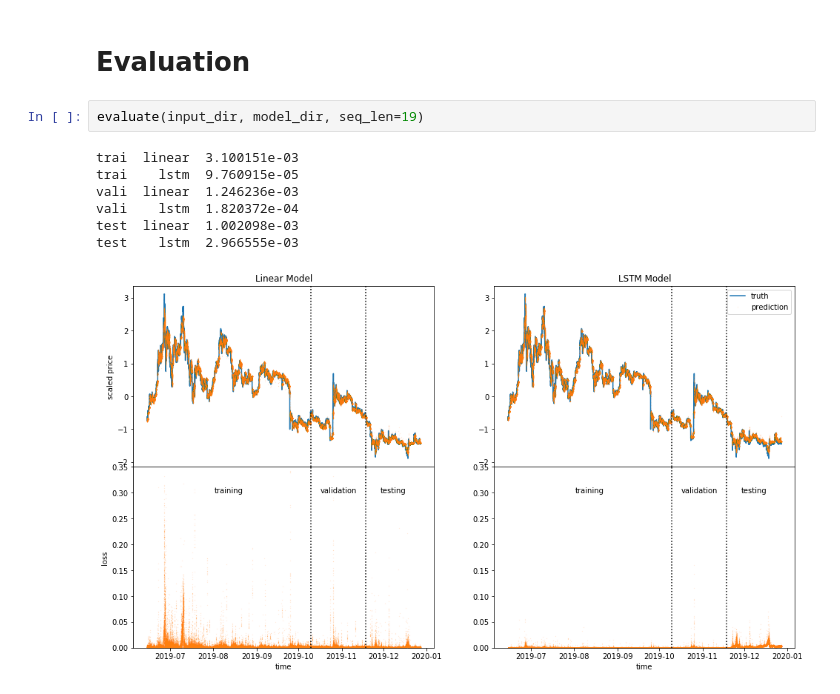
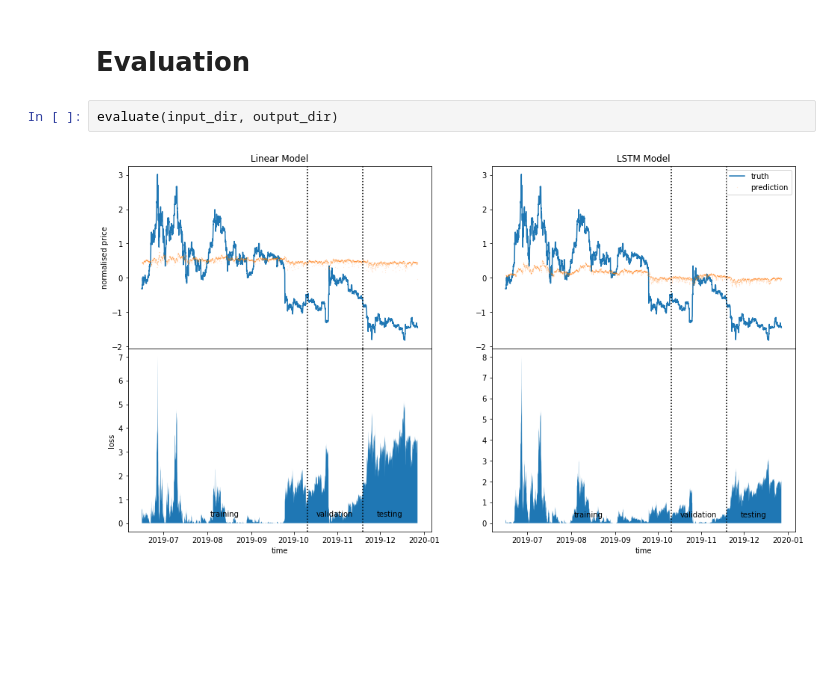
Before and after one commit to dancju/udacity-nd009t, a Jupyter notebook: capstone/notebook.ipynb, the cells around one changed output. Saved outputs shown, nothing was run; the diff lists cells and outputs as text; blank space fills up the shorter version.

```diff
--- a/capstone/notebook.ipynb
+++ b/capstone/notebook.ipynb
@@ -134,12 +137,6 @@ lstm.pth
 # %% [markdown]
 # Evaluation
 # %%
-evaluate(input_dir, model_dir, seq_len=19)
+evaluate(input_dir, output_dir)
 # %% [output]
-trai  linear  3.100151e-03
-trai    lstm  9.760915e-05
-vali  linear  1.246236e-03
-vali    lstm  1.820372e-04
-test  linear  1.002098e-03
-test    lstm  2.966555e-03
-[figure, old version]
+[figure, new version]
```
Also changed, not shown: parts of 4 cells of this notebook, 5 other files.
